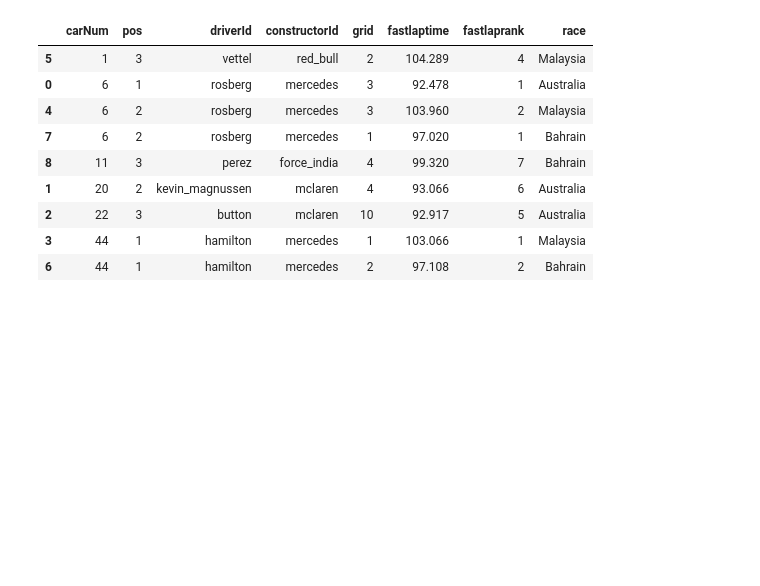
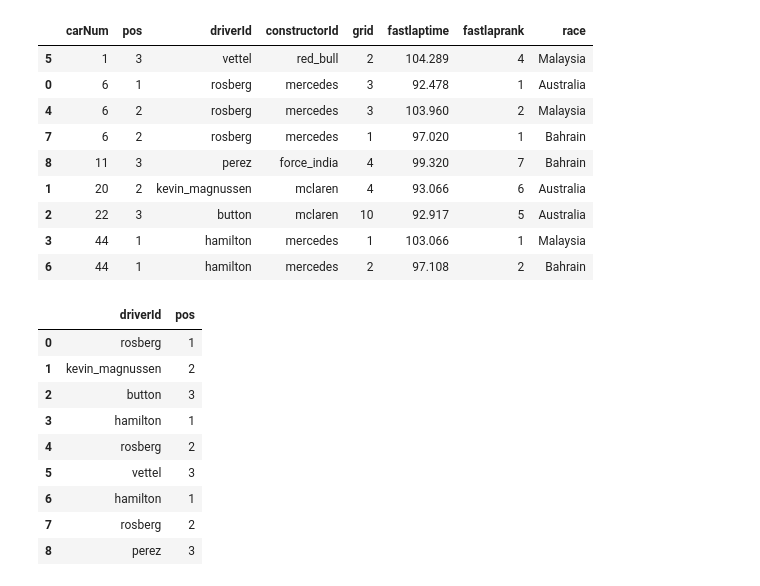
Before and after one commit to nackjicholson/wranglingf1data, a Jupyter notebook: getting_started.ipynb, the cells around one changed output. Cells and saved outputs as stored; diff of their text form; code cells hidden in the pictures; blank space fills up the shorter version.

```diff
--- a/getting_started.ipynb
+++ b/getting_started.ipynb
@@ -229,3 +230,17 @@ winners.sort_values(by='carNum')
 | 2 | 22 | 3 | button | mclaren | 10 | 92.917 | 5 | Australia |
 | 3 | 44 | 1 | hamilton | mercedes | 1 | 103.066 | 1 | Malaysia |
 | 6 | 44 | 1 | hamilton | mercedes | 2 | 97.108 | 2 | Bahrain |
+# %%
+sub1 = winners[['driverId', 'pos']]
+sub1
+# %% [output]
+|  | driverId | pos |
+| 0 | rosberg | 1 |
+| 1 | kevin_magnussen | 2 |
+| 2 | button | 3 |
+| 3 | hamilton | 1 |
+| 4 | rosberg | 2 |
+| 5 | vettel | 3 |
+| 6 | hamilton | 1 |
+| 7 | rosberg | 2 |
+| 8 | perez | 3 |
```
Also changed, not shown: parts of 8 cells of this notebook.
